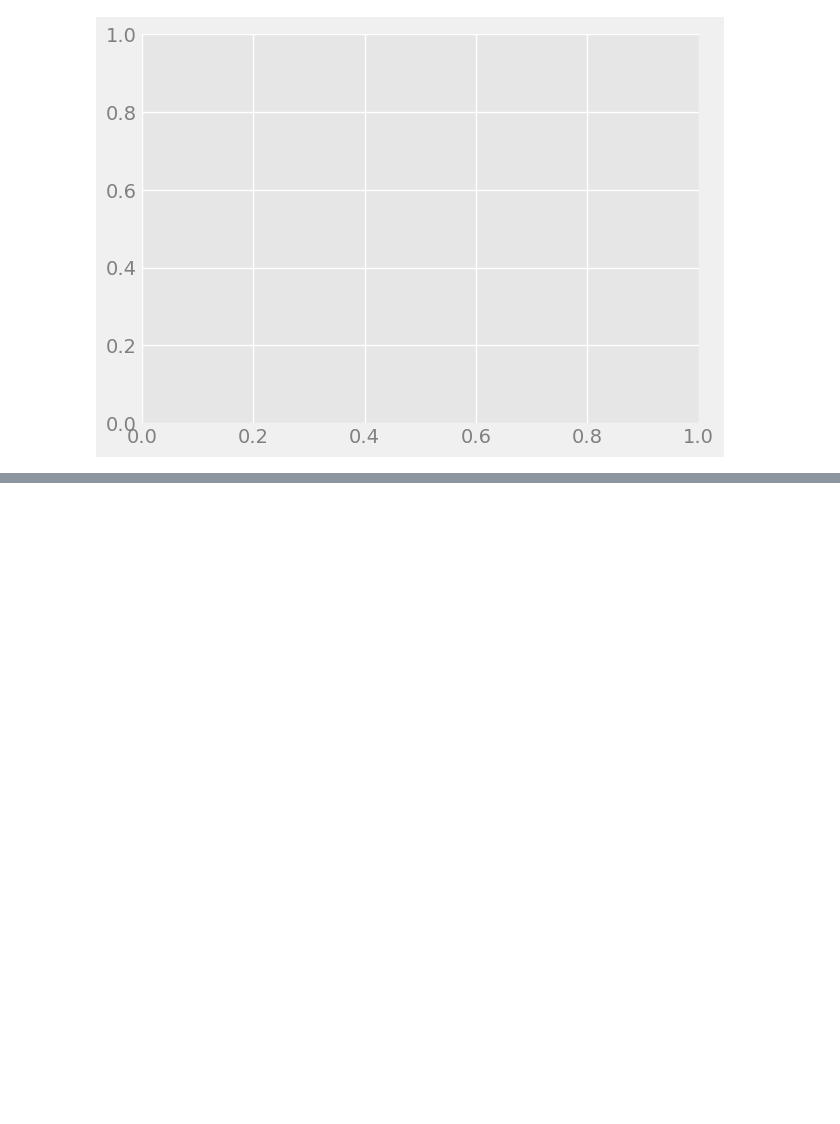
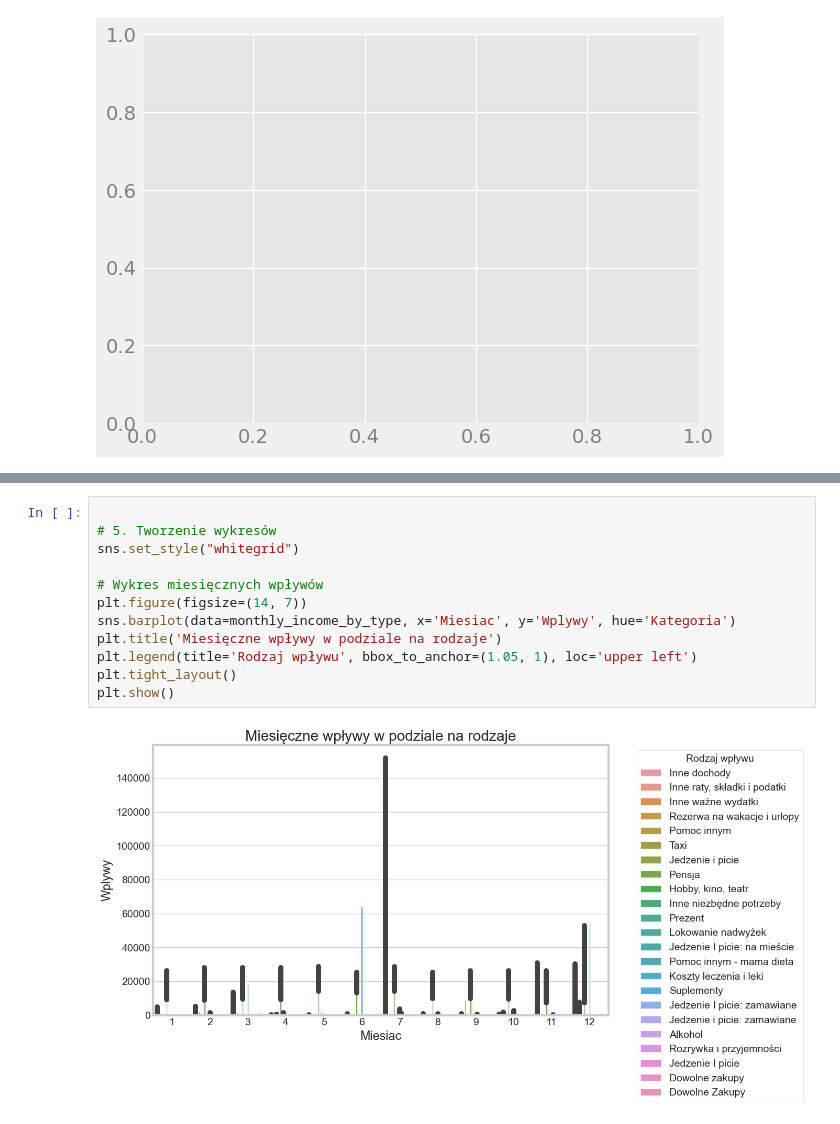
Before and after one commit to TGusciora/Python, a Jupyter notebook: DecisionTracker/001_TG_DecisionTracker.ipynb, the cells around one changed output, grey strips where cells are left out. Drawn from its saved outputs; the diff is of its cells as text; blank space fills up the shorter version.

Commit message:
2023/09/10 update
Decision Tracker
- migrating transactions to sqlite
- working on summaries and graphs

```diff
--- a/DecisionTracker/001_TG_DecisionTracker.ipynb
+++ b/DecisionTracker/001_TG_DecisionTracker.ipynb
@@ -240,0 +290,14 @@ ValueError: too many values to unpack (expected 2)
+# %%
+
+# 5. Tworzenie wykresów
+sns.set_style("whitegrid")
+
+# Wykres miesięcznych wpływów
+plt.figure(figsize=(14, 7))
+sns.barplot(data=monthly_income_by_type, x='Miesiac', y='Wplywy', hue='Kategoria')
+plt.title('Miesięczne wpływy w podziale na rodzaje')
+plt.legend(title='Rodzaj wpływu', bbox_to_anchor=(1.05, 1), loc='upper left')
+plt.tight_layout()
+plt.show()
+# %% [output]
+[figure, added]
```
Also changed, not shown: parts of 9 cells of this notebook, 1 other file.
